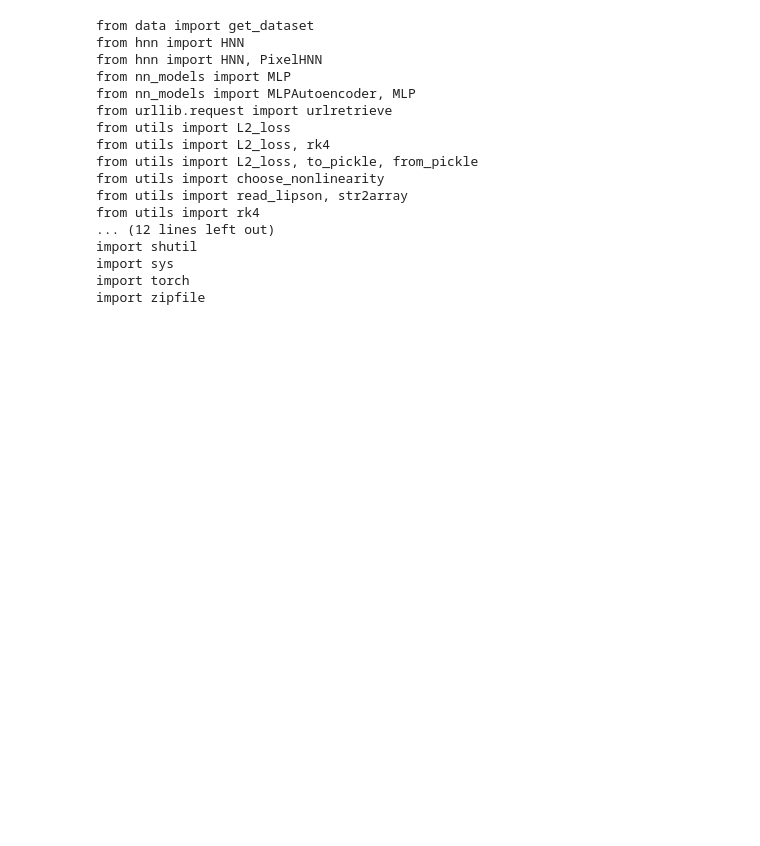
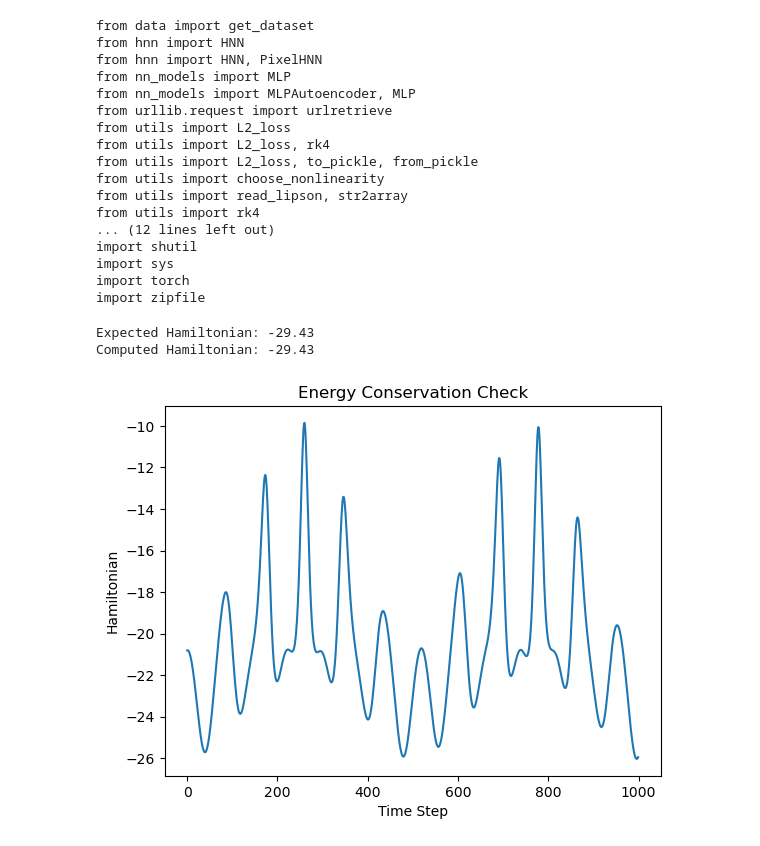
Before and after one commit to nranthony/hamiltonian-nn, a Jupyter notebook: scratch.ipynb, the cells around one changed output. Cells and saved outputs as stored; diff of their text form; code cells hidden in the pictures; blank space fills up the shorter version.

Commit message:
can't inspect autograd :(

```diff
--- a/scratch.ipynb
+++ b/scratch.ipynb
@@ -48,3 +48,69 @@ import shutil
 import sys
 import torch
 import zipfile
+# %%
+import autograd.numpy as np  # Use autograd.numpy instead of numpy
+
+def hamiltonian_fn(coords, m1, m2, l1, l2, g):
+    q, p = np.split(coords, 2)
+    theta1, theta2 = q
+    p_theta1, p_theta2 = p
+
+    # Calculate components of the Hamiltonian
+    denominator = 2 * m2 * l1**2 * l2**2 * (m1 + m2 * np.sin(theta1 - theta2)**2)
+
+    kinetic_energy = (
+        m2 * l1**2 * p_theta1**2 +
+        (m1 + m2) * l1**2 * l2**2 * p_theta2**2 -
+        2 * m2 * l1 * l2 * p_theta1 * p_theta2 * np.cos(theta1 - theta2)
+    ) / denominator
+
+    potential_energy = (
+        -(m1 + m2) * g * l1 * np.cos(theta1) -
+        m2 * g * l2 * np.cos(theta2)
+    )
+
+    H = kinetic_energy + potential_energy
+    return H
+
+# Example usage and cross-checks
+coords = np.array([0.0, 0.0, 0.0, 0.0]) # Both angles and momenta are zero
+m1, m2, l1, l2, g = 1.0, 1.0, 1.0, 1.0, 9.81
+
+# Manually calculated Hamiltonian for the special case
+expected_H = -(m1 + m2) * g * l1 - m2 * g * l2
+
+# Compute using the function
+computed_H = hamiltonian_fn(coords, m1, m2, l1, l2, g)
+
+print("Expected Hamiltonian:", expected_H)
+print("Computed Hamiltonian:", computed_H)
+
+# Define a simple simulation function
+def simulate_double_pendulum(coords, m1, m2, l1, l2, g, dt, steps):
+    energy = []
+    for _ in range(steps):
+        H = hamiltonian_fn(coords, m1, m2, l1, l2, g)
+        energy.append(H)
+        # Simple update (this is not a proper integrator, just for illustration)
+        coords[:2] += coords[2:] * dt # Update angles
+        coords[2:] -= (np.array([m1 + m2, m2]) * g * np.sin(coords[:2])) * dt # Update momenta
+    return energy
+
+# Initial conditions
+coords = np.array([np.pi/4, np.pi/4, 0.0, 0.0])
+m1, m2, l1, l2, g = 1.0, 1.0, 1.0, 1.0, 9.81
+dt = 0.01
+steps = 1000
+
+energy = simulate_double_pendulum(coords, m1, m2, l1, l2, g, dt, steps)
+
+plt.plot(energy)
+plt.xlabel('Time Step')
+plt.ylabel('Hamiltonian')
+plt.title('Energy Conservation Check')
+plt.show()
+# %% [output]
+Expected Hamiltonian: -29.43
+Computed Hamiltonian: -29.43
+[figure, added]
```
Also changed, not shown: parts of 1 cell of this notebook, 3 other files.
